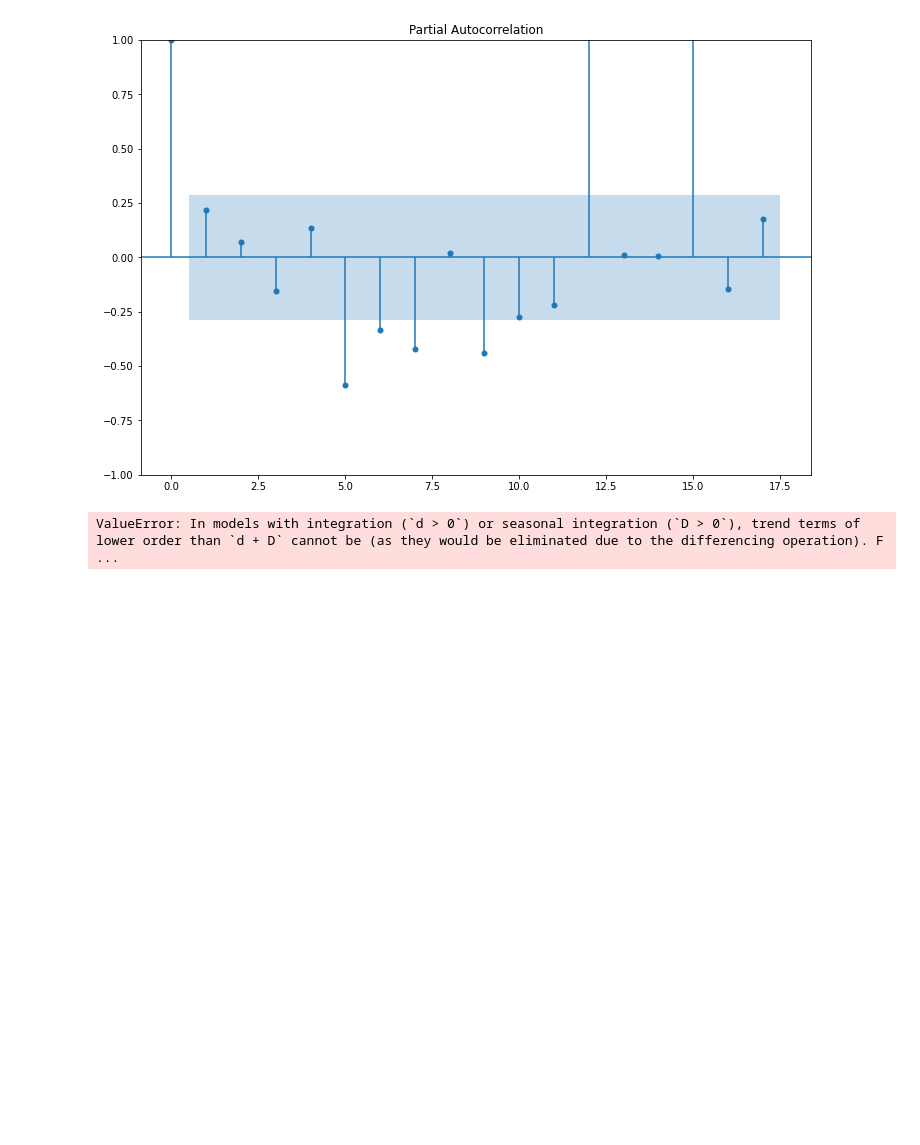
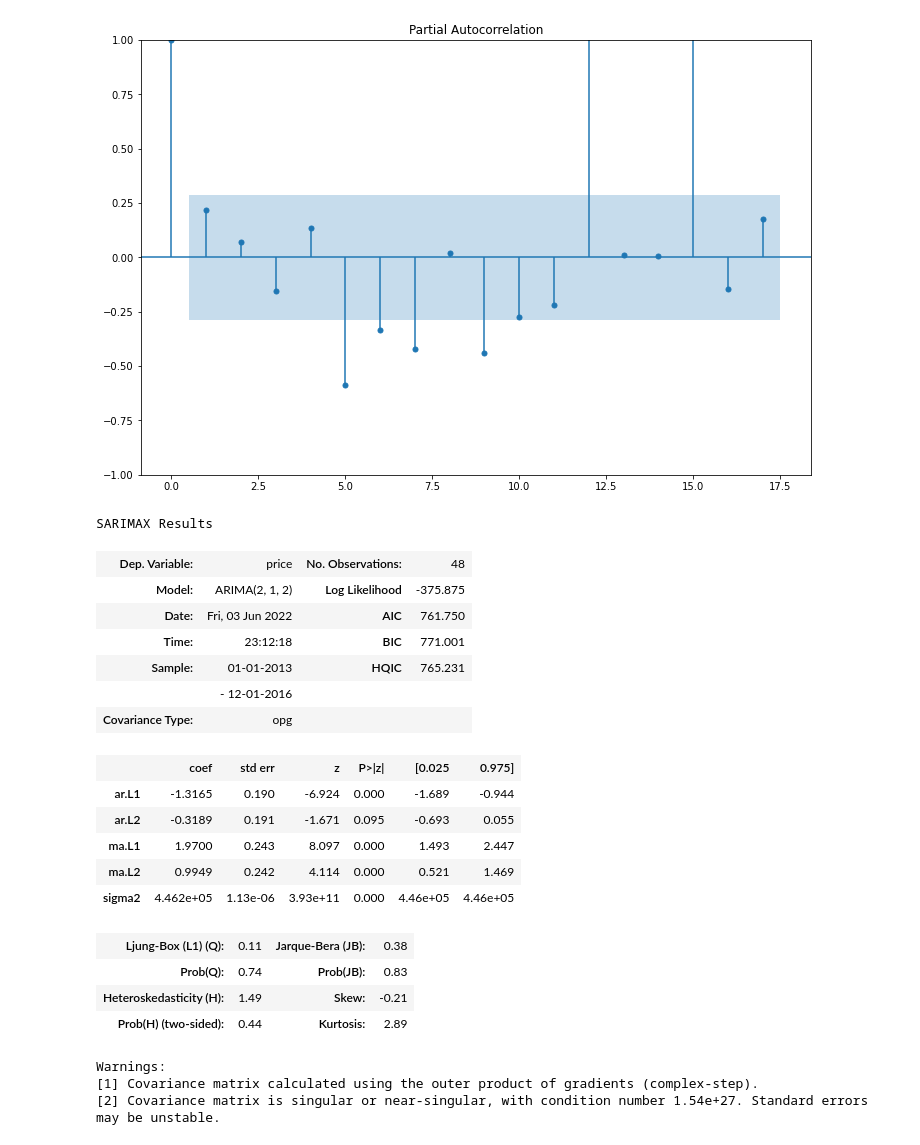
Before and after one commit to suhyehye/ADP-study, a Jupyter notebook: 파이썬한권으로끝내기/7.통계분석/8.시계열분석.ipynb, the cells around one changed output. Cells and saved outputs as stored; diff of their text form; code cells hidden in the pictures; blank space fills up the shorter version.

```diff
--- a/파이썬한권으로끝내기/7.통계분석/8.시계열분석.ipynb
+++ b/파이썬한권으로끝내기/7.통계분석/8.시계열분석.ipynb
@@ -100,9 +100,29 @@ plt.show()
 # %%
 #ARIMA 적용
 from statsmodels.tsa.arima.model import ARIMA
 
-model = ARIMA(training, order=(2,1,2),trend='ct')
+model = ARIMA(training, order=(2,1,2))
 res = model.fit()
 res.summary()
 # %% [output]
-ValueError: In models with integration (`d > 0`) or seasonal integration (`D > 0`), trend terms of lower order than `d + D` cannot be (as they would be eliminated due to the differencing operation). F ...
+SARIMAX Results
+| Dep. Variable: | price | No. Observations: | 48 |
+| Model: | ARIMA(2, 1, 2) | Log Likelihood | -375.875 |
+| Date: | Fri, 03 Jun 2022 | AIC | 761.750 |
+| Time: | 23:12:18 | BIC | 771.001 |
+| Sample: | 01-01-2013 | HQIC | 765.231 |
+|  | - 12-01-2016 |  |  |
+| Covariance Type: | opg |  |  |
+|  | coef | std err | z | P>|z| | [0.025 | 0.975] |
+| ar.L1 | -1.3165 | 0.190 | -6.924 | 0.000 | -1.689 | -0.944 |
+| ar.L2 | -0.3189 | 0.191 | -1.671 | 0.095 | -0.693 | 0.055 |
+| ma.L1 | 1.9700 | 0.243 | 8.097 | 0.000 | 1.493 | 2.447 |
+| ma.L2 | 0.9949 | 0.242 | 4.114 | 0.000 | 0.521 | 1.469 |
+| sigma2 | 4.462e+05 | 1.13e-06 | 3.93e+11 | 0.000 | 4.46e+05 | 4.46e+05 |
+| Ljung-Box (L1) (Q): | 0.11 | Jarque-Bera (JB): | 0.38 |
+| Prob(Q): | 0.74 | Prob(JB): | 0.83 |
+| Heteroskedasticity (H): | 1.49 | Skew: | -0.21 |
+| Prob(H) (two-sided): | 0.44 | Kurtosis: | 2.89 |
+Warnings:
+[1] Covariance matrix calculated using the outer product of gradients (complex-step).
+[2] Covariance matrix is singular or near-singular, with condition number 1.54e+27. Standard errors may be unstable.
```
Also changed, not shown: parts of 12 cells of this notebook.
